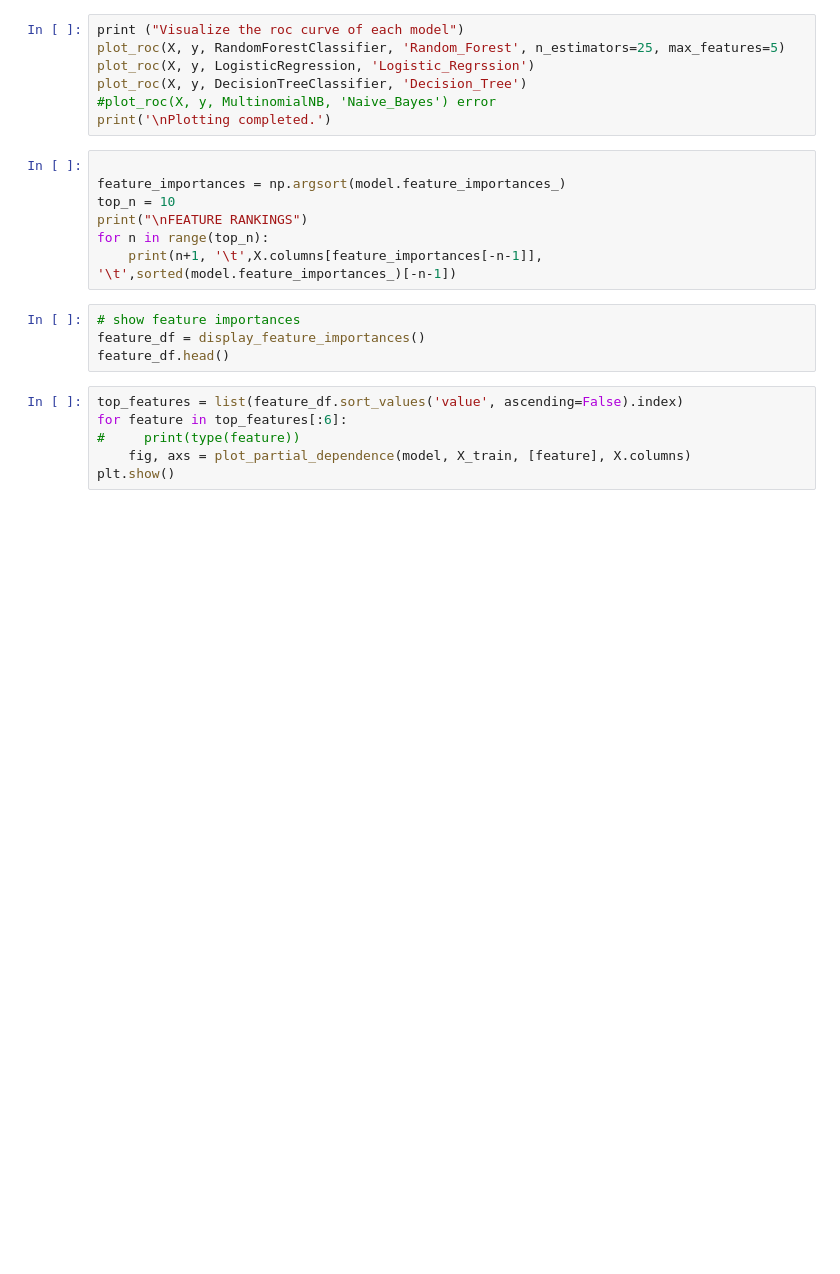
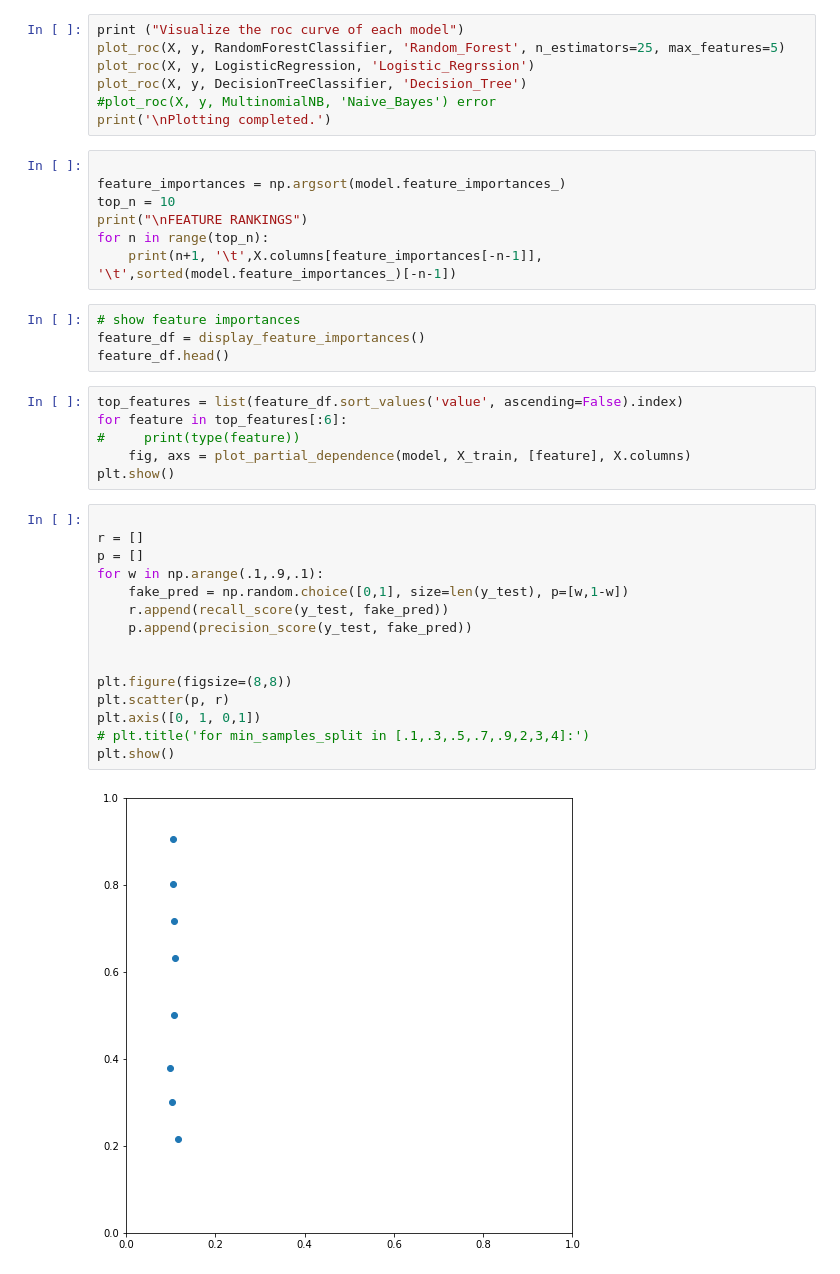
Before and after one commit to rczyrnik/Find-A-Flatmate, a Jupyter notebook: 3_DiscreteModels_Messages.ipynb, the cells around one changed output. Cells and saved outputs as stored; diff of their text form; blank space fills up the shorter version.

```diff
--- a/3_DiscreteModels_Messages.ipynb
+++ b/3_DiscreteModels_Messages.ipynb
@@ -659,3 +671,20 @@ for feature in top_features[:6]:
 #     print(type(feature))
     fig, axs = plot_partial_dependence(model, X_train, [feature], X.columns)
 plt.show()
+# %%
+
+r = []
+p = []
+for w in np.arange(.1,.9,.1):
+    fake_pred = np.random.choice([0,1], size=len(y_test), p=[w,1-w])
+    r.append(recall_score(y_test, fake_pred))
+    p.append(precision_score(y_test, fake_pred))
+
+
+plt.figure(figsize=(8,8))
+plt.scatter(p, r)
+plt.axis([0, 1, 0,1])
+# plt.title('for min_samples_split in [.1,.3,.5,.7,.9,2,3,4]:')
+plt.show()
+# %% [output]
+[figure, added]
```
Also changed, not shown: parts of 5 cells of this notebook, 5 other files.
